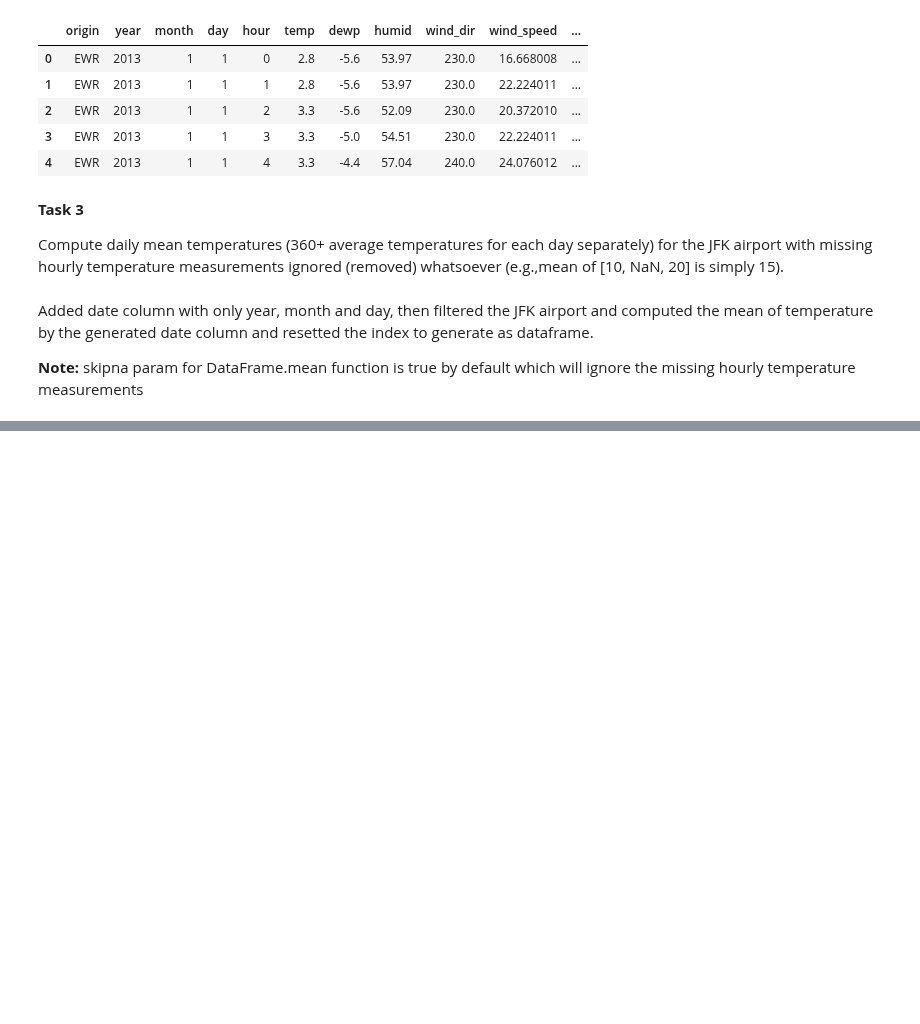
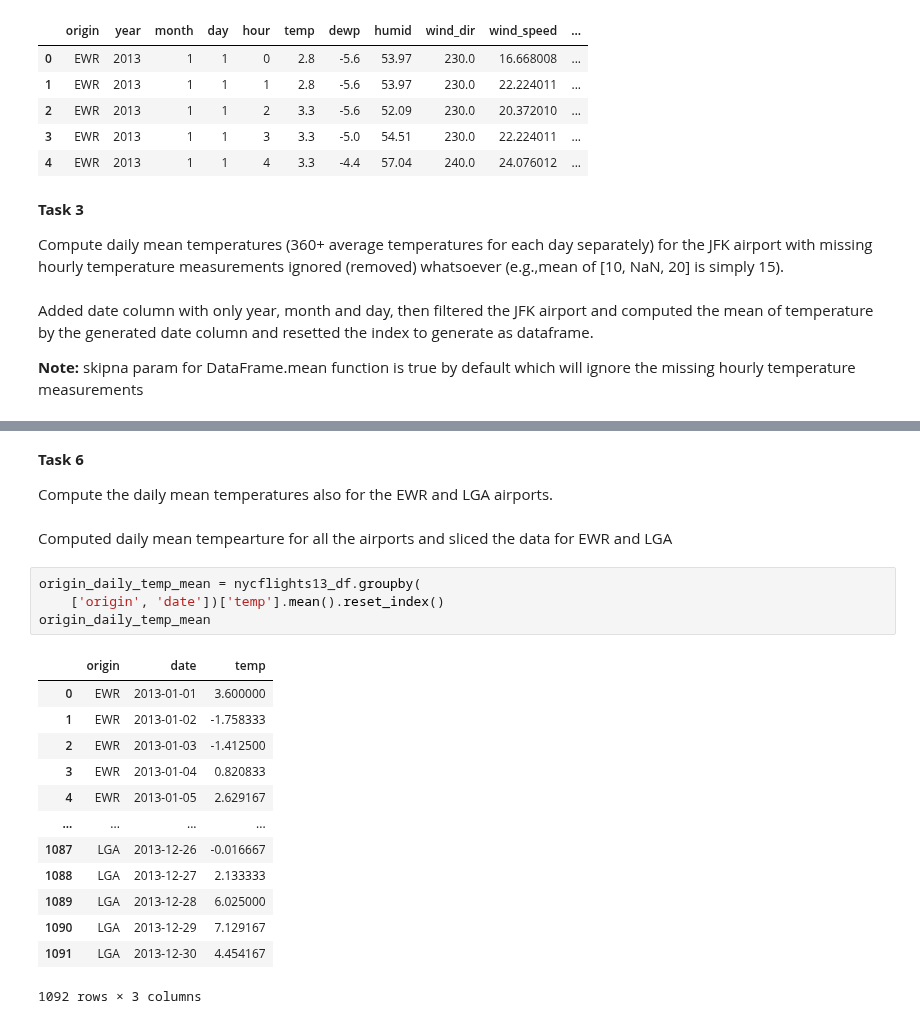
Before and after one commit to praveenkumarbalakrishnan/tasks, a Jupyter notebook: SIG731_Data_Wrangling_Task4P.ipynb, the cells around one changed output, grey strips where cells are left out. Saved outputs shown, nothing was run; the diff lists cells and outputs as text; blank space fills up the shorter version.

```diff
--- a/SIG731_Data_Wrangling_Task4P.ipynb
+++ b/SIG731_Data_Wrangling_Task4P.ipynb
@@ -132,0 +211,24 @@ nycflights13_df.temp.max()
+# %% [markdown]
+**Task 6**
+
+Compute the daily mean temperatures also for the EWR and LGA airports.
+# %% [markdown]
+Computed daily mean tempearture for all the airports and sliced the data for EWR and LGA
+# %%
+origin_daily_temp_mean = nycflights13_df.groupby(
+    ['origin', 'date'])['temp'].mean().reset_index()
+origin_daily_temp_mean
+# %% [output]
+|  | origin | date | temp |
+| 0 | EWR | 2013-01-01 | 3.600000 |
+| 1 | EWR | 2013-01-02 | -1.758333 |
+| 2 | EWR | 2013-01-03 | -1.412500 |
+| 3 | EWR | 2013-01-04 | 0.820833 |
+| 4 | EWR | 2013-01-05 | 2.629167 |
+| ... | ... | ... | ... |
+| 1087 | LGA | 2013-12-26 | -0.016667 |
+| 1088 | LGA | 2013-12-27 | 2.133333 |
+| 1089 | LGA | 2013-12-28 | 6.025000 |
+| 1090 | LGA | 2013-12-29 | 7.129167 |
+| 1091 | LGA | 2013-12-30 | 4.454167 |
+1092 rows × 3 columns
```
Also changed, not shown: parts of 20 cells of this notebook.
